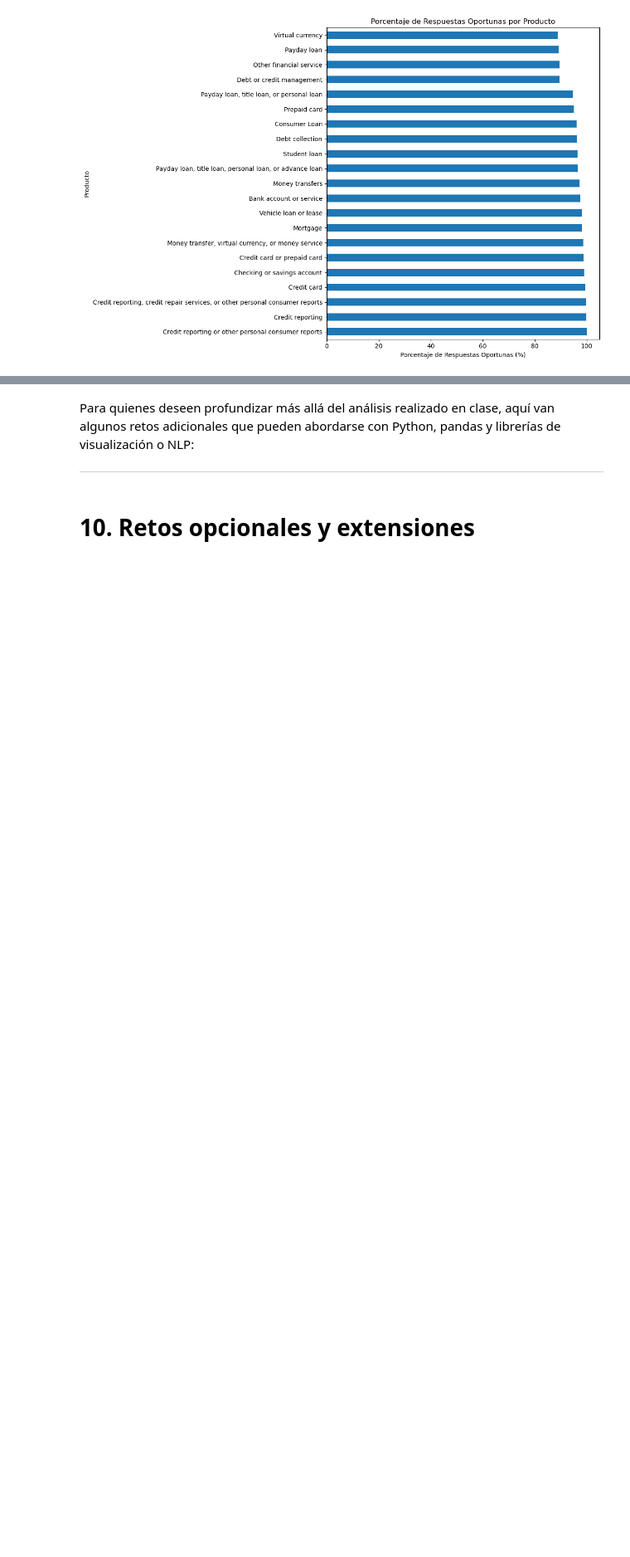
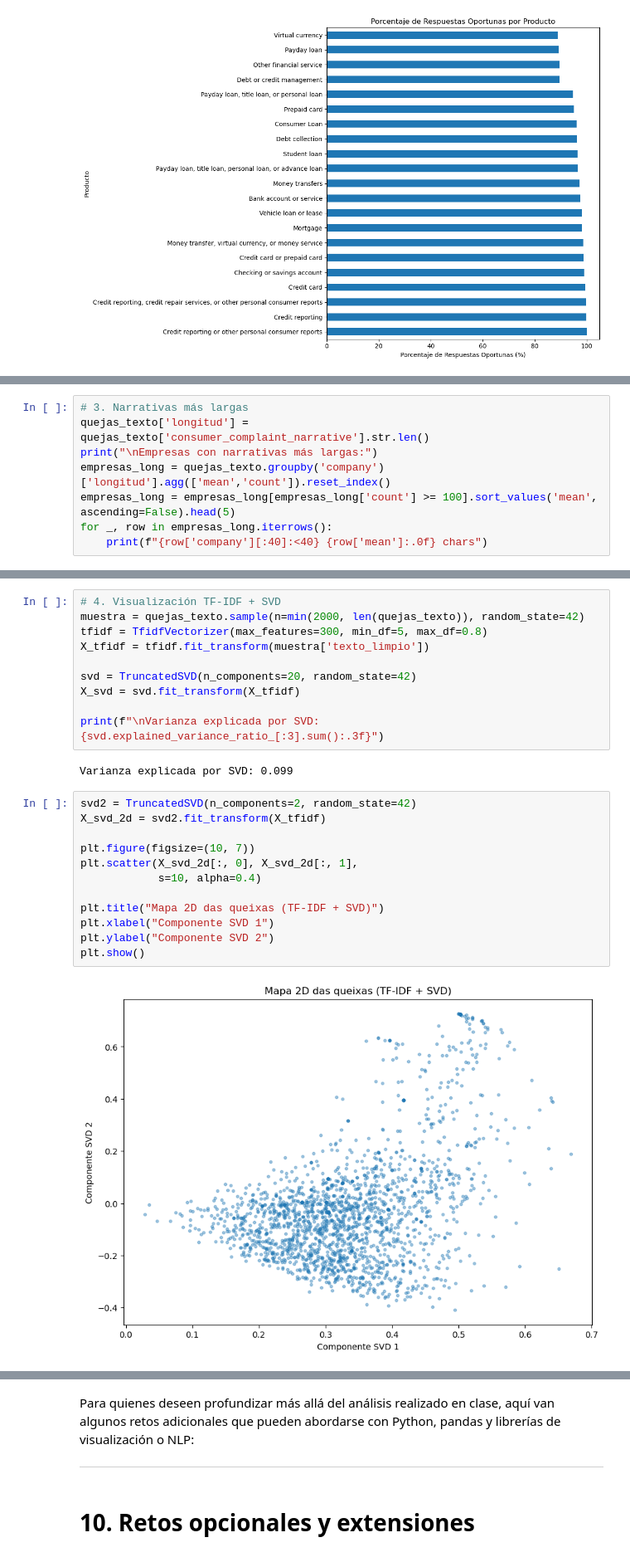
Before and after one commit to NzitaKatendi/DATA-SCIENCE-Y-BIG-DATA, a Jupyter notebook: Code/EDAChallenge.ipynb, the cells around one changed output, grey strips where cells are left out. Shown at 83% size. Saved outputs shown, nothing was run; the diff lists cells and outputs as text; blank space fills up the shorter version.

```diff
--- a/EDAChallenge.ipynb
+++ b/Code/EDAChallenge.ipynb
@@ -1013,0 +1088,8 @@ Name: Yes, dtype: float64
+# %%
+# 3. Narrativas más largas
+quejas_texto['longitud'] = quejas_texto['consumer_complaint_narrative'].str.len()
+print("\nEmpresas con narrativas más largas:")
+empresas_long = quejas_texto.groupby('company')['longitud'].agg(['mean','count']).reset_index()
+empresas_long = empresas_long[empresas_long['count'] >= 100].sort_values('mean', ascending=False).head(5)
+for _, row in empresas_long.iterrows():
+    print(f"{row['company'][:40]:<40} {row['mean']:.0f} chars")
@@ -1013,0 +1098,26 @@ Name: Yes, dtype: float64
+# %%
+# 4. Visualización TF-IDF + SVD
+muestra = quejas_texto.sample(n=min(2000, len(quejas_texto)), random_state=42)
+tfidf = TfidfVectorizer(max_features=300, min_df=5, max_df=0.8)
+X_tfidf = tfidf.fit_transform(muestra['texto_limpio'])
+
+svd = TruncatedSVD(n_components=20, random_state=42)
+X_svd = svd.fit_transform(X_tfidf)
+
+print(f"\nVarianza explicada por SVD: {svd.explained_variance_ratio_[:3].sum():.3f}")
+# %% [output]
+Varianza explicada por SVD: 0.099
+# %%
+svd2 = TruncatedSVD(n_components=2, random_state=42)
+X_svd_2d = svd2.fit_transform(X_tfidf)
+
+plt.figure(figsize=(10, 7))
+plt.scatter(X_svd_2d[:, 0], X_svd_2d[:, 1],
+            s=10, alpha=0.4)
+
+plt.title("Mapa 2D das queixas (TF-IDF + SVD)")
+plt.xlabel("Componente SVD 1")
+plt.ylabel("Componente SVD 2")
+plt.show()
+# %% [output]
+[figure, added]
```
Also changed, not shown: parts of 23 cells of this notebook, 6 other files.
